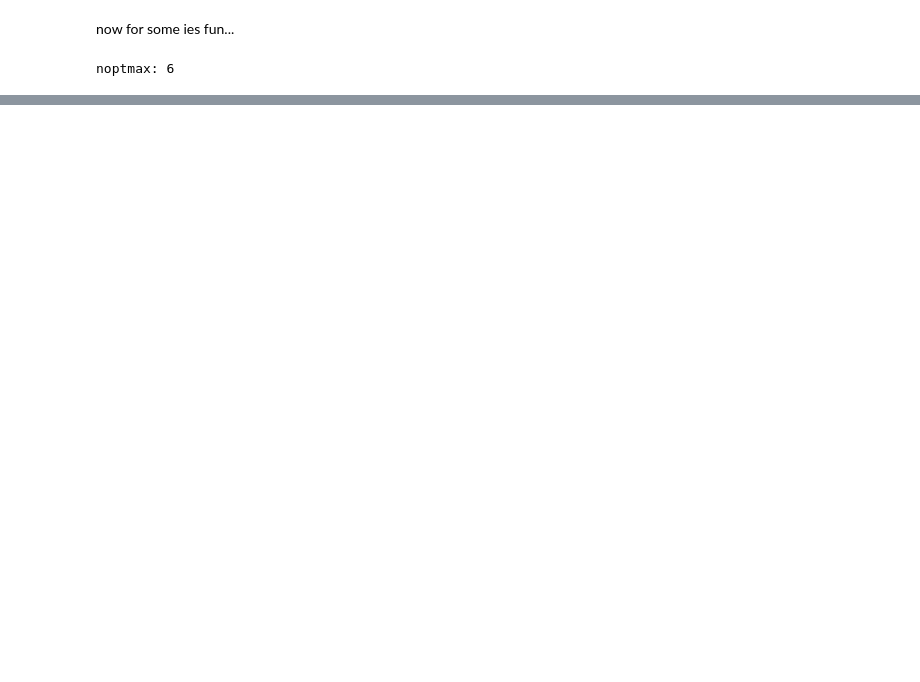
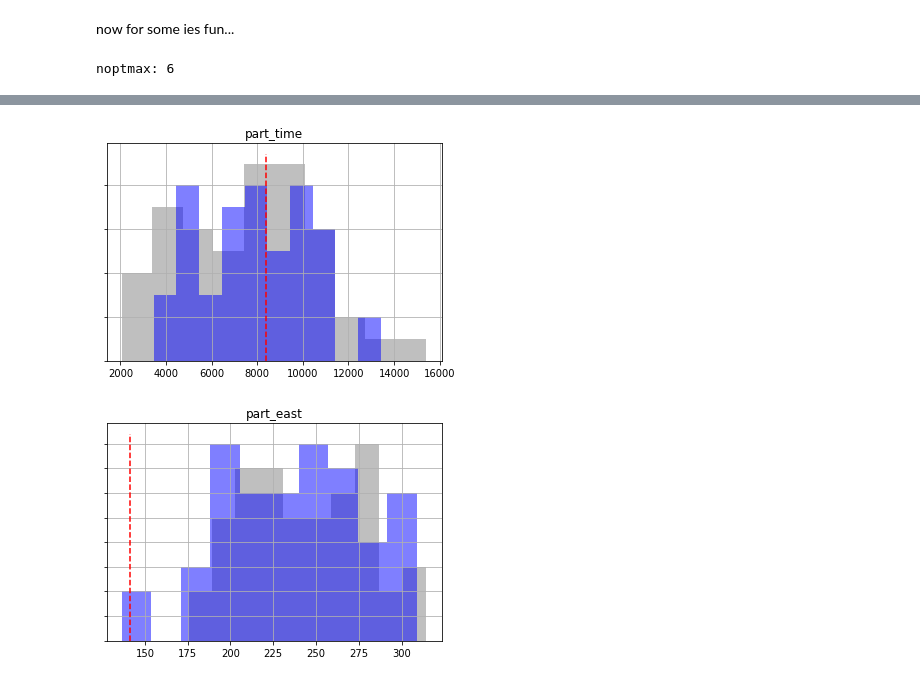
Before and after one commit to jtwhite79/box_compare, a Jupyter notebook: explore_gan_as_pars.ipynb, the cells around one changed output, grey strips where cells are left out. Saved outputs shown, nothing was run; the diff lists cells and outputs as text; code cells hidden in the pictures; blank space fills up the shorter version.

```diff
--- a/explore_gan_as_pars.ipynb
+++ b/explore_gan_as_pars.ipynb
@@ -258,0 +273,16 @@ plt.close(fig)
+# %%
+fnames = ["part_time","part_east"]
+for name in fnames:
+    fig,ax = plt.subplots()
+    truth = obs.loc[name,"obsval"]
+    obs_en[0].loc[:,name].hist(ax=ax,facecolor="0.5",edgecolor=None,alpha=0.5)
+    obs_en[-1].loc[:,name].hist(ax=ax,facecolor="b",edgecolor=None,alpha=0.5)
+    ylim = ax.get_ylim()
+    ax.plot([truth,truth],ylim,"r--")
+    ax.set_yticklabels([])
+    ax.set_title(name)
+plt.savefig(os.path.join(m_d,"forecasts.pdf"))
+plt.show()
+# %% [output]
+[figure, added]
+[figure, added]
```
Also changed, not shown: parts of 9 cells of this notebook.
